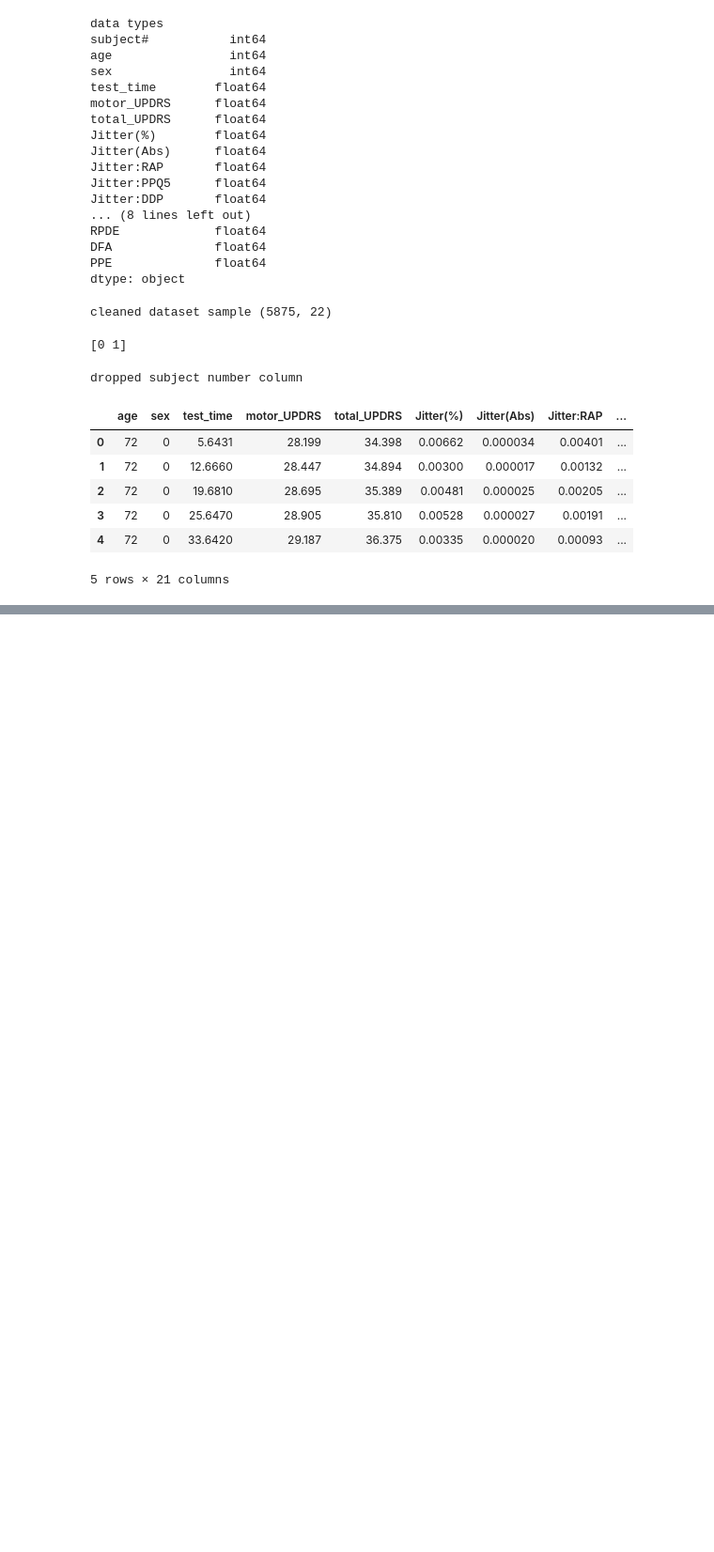
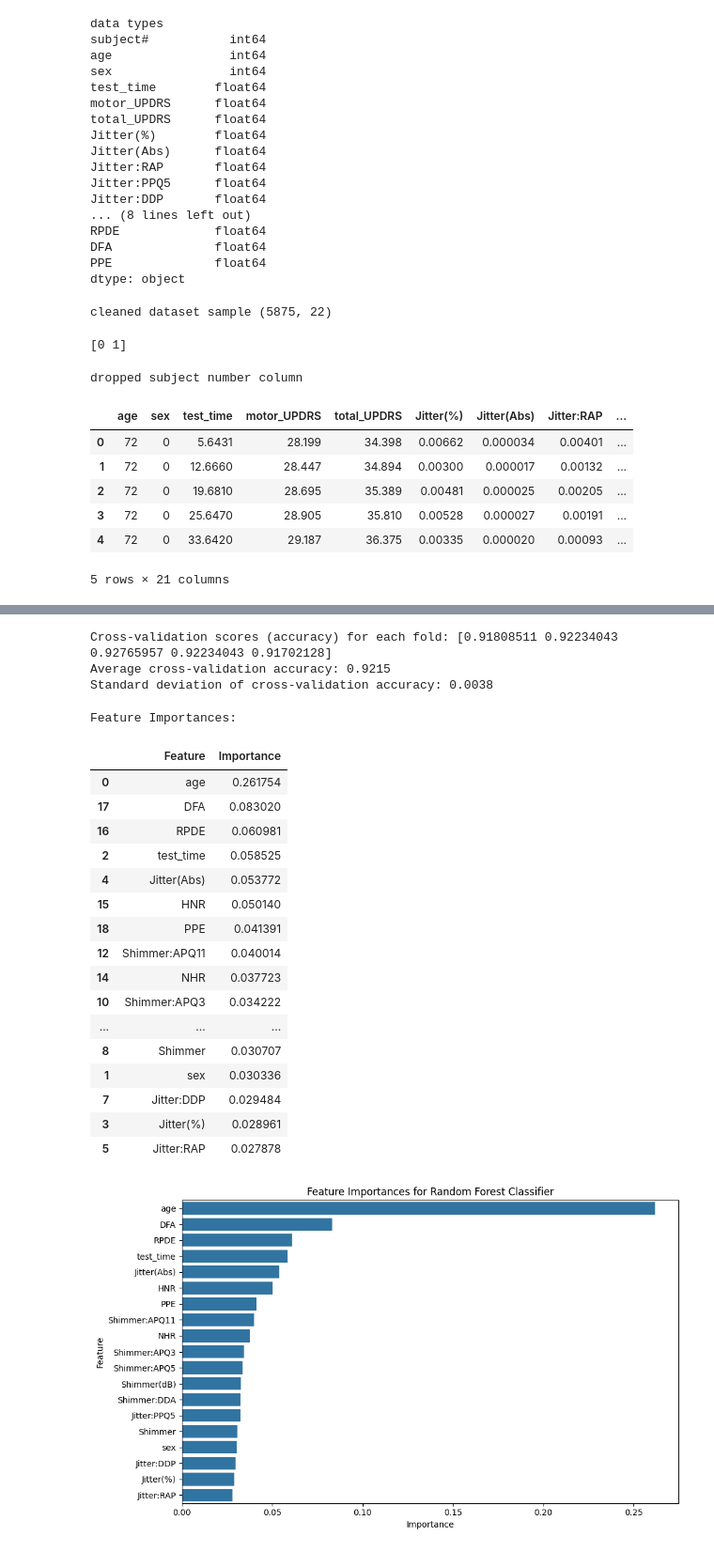
Before and after one commit to swikriti15/parkinson-ml, a Jupyter notebook: Parkinsons_model_comparison.ipynb, the cells around one changed output, grey strips where cells are left out. Shown at 94% size. Saved outputs shown, nothing was run; the diff lists cells and outputs as text; code cells hidden in the pictures; blank space fills up the shorter version.

```diff
--- a/Parkinsons_model_comparison.ipynb
+++ b/Parkinsons_model_comparison.ipynb
@@ -303,0 +362,71 @@ plt.show()
+# %%
+from sklearn.model_selection import cross_val_score
+import numpy as np
+
+# Use the best trained Random Forest Classifier model
+model_to_evaluate = best_rf_classifier
+
+# Perform k-fold cross-validation (e.g., with k=5)
+# Use the training data (X_train_no_subject and y_train) for cross-validation after finding best hyperparameters
+scores = cross_val_score(model_to_evaluate, X_train_no_subject, y_train, cv=5, scoring='accuracy')
+
+# Print the cross-validation scores for each fold
+print("Cross-validation scores (accuracy) for each fold:", scores)
+
+# Print the average accuracy and standard deviation
+print(f"Average cross-validation accuracy: {np.mean(scores):.4f}")
+print(f"Standard deviation of cross-validation accuracy: {np.std(scores):.4f}")
+# %% [output]
+Cross-validation scores (accuracy) for each fold: [0.91808511 0.92234043 0.92765957 0.92234043 0.91702128]
+Average cross-validation accuracy: 0.9215
+Standard deviation of cross-validation accuracy: 0.0038
+# %%
+import pandas as pd
+import matplotlib.pyplot as plt
+import seaborn as sns
+
+# Get feature importances from the best Random Forest Classifier model
+feature_importances = best_rf_classifier.feature_importances_
+
+# Get the names of the features from the data the model was trained on
+# The model was trained on X_train_no_subject
+feature_names = X_train_no_subject.columns
+
+# Create a DataFrame to store feature names and their importances
+importance_df = pd.DataFrame({'Feature': feature_names, 'Importance': feature_importances})
+
+# Sort the DataFrame by importance in descending order
+importance_df = importance_df.sort_values(by='Importance', ascending=False)
+
+# Display the feature importances
+print("Feature Importances:")
+display(importance_df)
+
+# Visualize feature importances
+plt.figure(figsize=(10, 6))
+sns.barplot(x='Importance', y='Feature', data=importance_df)
+plt.title('Feature Importances for Random Forest Classifier')
+plt.xlabel('Importance')
+plt.ylabel('Feature')
+plt.tight_layout()
+plt.show()
+# %% [output]
+Feature Importances:
+|  | Feature | Importance |
+| 0 | age | 0.261754 |
+| 17 | DFA | 0.083020 |
+| 16 | RPDE | 0.060981 |
+| 2 | test_time | 0.058525 |
+| 4 | Jitter(Abs) | 0.053772 |
+| 15 | HNR | 0.050140 |
+| 18 | PPE | 0.041391 |
+| 12 | Shimmer:APQ11 | 0.040014 |
+| 14 | NHR | 0.037723 |
+| 10 | Shimmer:APQ3 | 0.034222 |
+| ... | ... | ... |
+| 8 | Shimmer | 0.030707 |
+| 1 | sex | 0.030336 |
+| 7 | Jitter:DDP | 0.029484 |
+| 3 | Jitter(%) | 0.028961 |
+| 5 | Jitter:RAP | 0.027878 |
+[figure, added]
```
Also changed, not shown: parts of 13 cells of this notebook.
